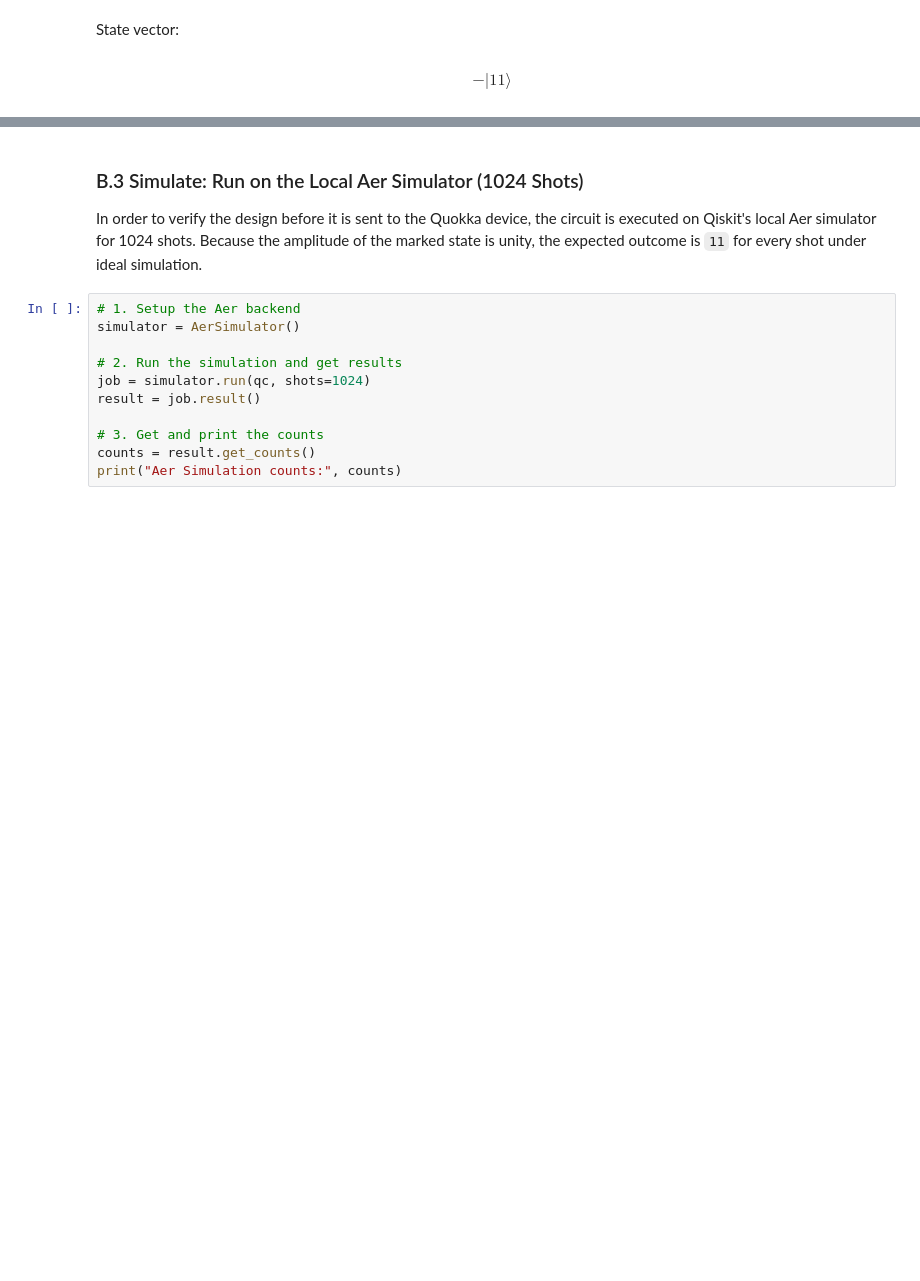
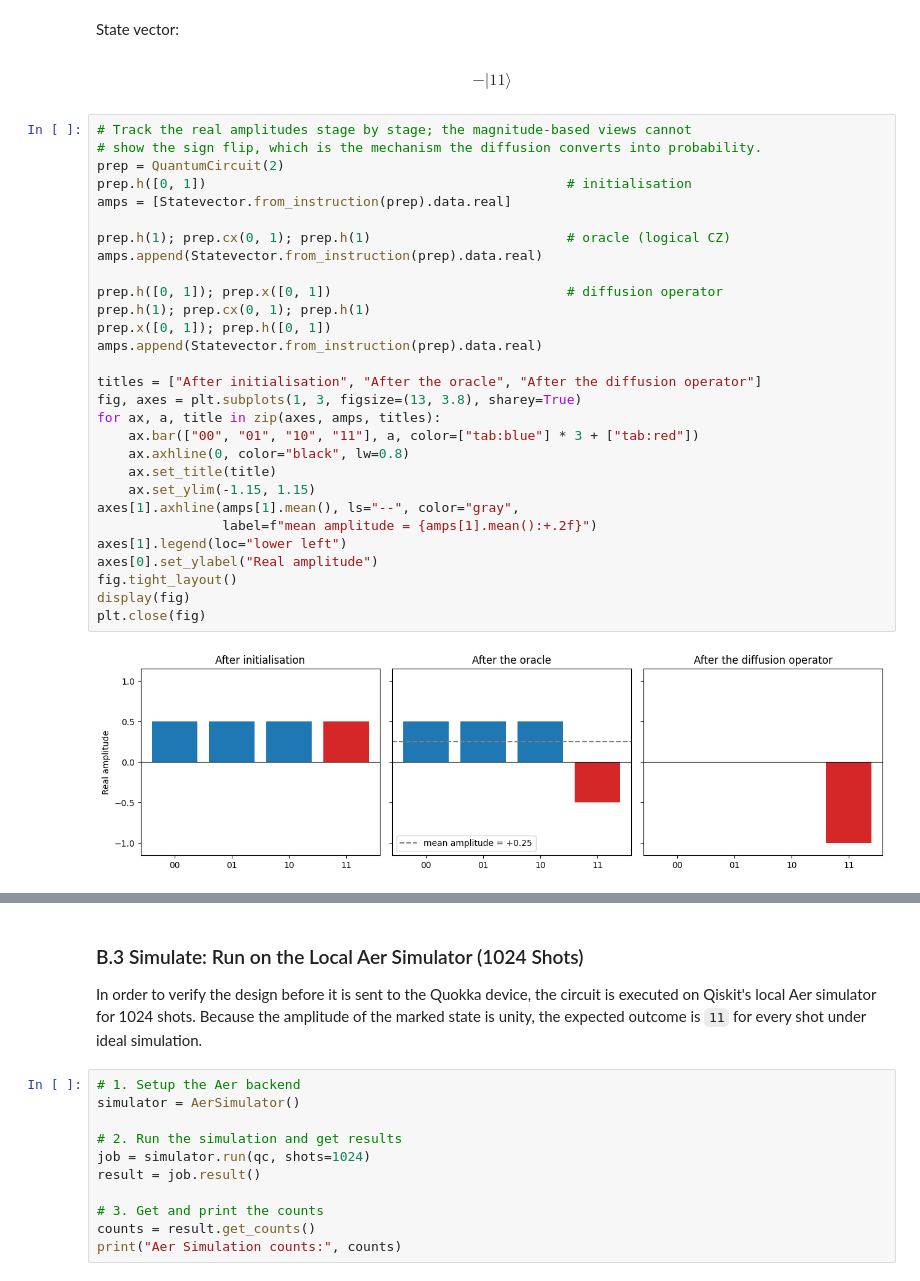
Before and after one commit to eirikrbe/MSE802-PSD, a Jupyter notebook: MSE802_Assessment2/Task2 Part B/Task2_Qiskit_Circuits_Part B.ipynb, the cells around one changed output, grey strips where cells are left out. Saved outputs shown, nothing was run; the diff lists cells and outputs as text; blank space fills up the shorter version.

```diff
--- a/MSE802_Assessment2/Task2 Part B/Task2_Qiskit_Circuits_Part B.ipynb
+++ b/MSE802_Assessment2/Task2 Part B/Task2_Qiskit_Circuits_Part B.ipynb
@@ -103,3 +104,34 @@ Amplitudes : [ 5.55111512e-17+0.j -1.40915924e-17+0.j -1.90484157e-17+0.j
  -1.00000000e+00+0.j]
 State vector:
 $$- |11\rangle$$
+# %%
+# Track the real amplitudes stage by stage; the magnitude-based views cannot
+# show the sign flip, which is the mechanism the diffusion converts into probability.
+prep = QuantumCircuit(2)
+prep.h([0, 1])                                              # initialisation
+amps = [Statevector.from_instruction(prep).data.real]
+
+prep.h(1); prep.cx(0, 1); prep.h(1)                         # oracle (logical CZ)
+amps.append(Statevector.from_instruction(prep).data.real)
+
+prep.h([0, 1]); prep.x([0, 1])                              # diffusion operator
+prep.h(1); prep.cx(0, 1); prep.h(1)
+prep.x([0, 1]); prep.h([0, 1])
+amps.append(Statevector.from_instruction(prep).data.real)
+
+titles = ["After initialisation", "After the oracle", "After the diffusion operator"]
+fig, axes = plt.subplots(1, 3, figsize=(13, 3.8), sharey=True)
+for ax, a, title in zip(axes, amps, titles):
+    ax.bar(["00", "01", "10", "11"], a, color=["tab:blue"] * 3 + ["tab:red"])
+    ax.axhline(0, color="black", lw=0.8)
+    ax.set_title(title)
+    ax.set_ylim(-1.15, 1.15)
+axes[1].axhline(amps[1].mean(), ls="--", color="gray",
+                label=f"mean amplitude = {amps[1].mean():+.2f}")
+axes[1].legend(loc="lower left")
+axes[0].set_ylabel("Real amplitude")
+fig.tight_layout()
+display(fig)
+plt.close(fig)
+# %% [output]
+[figure, added]
```
Also changed, not shown: parts of 11 cells of this notebook.
